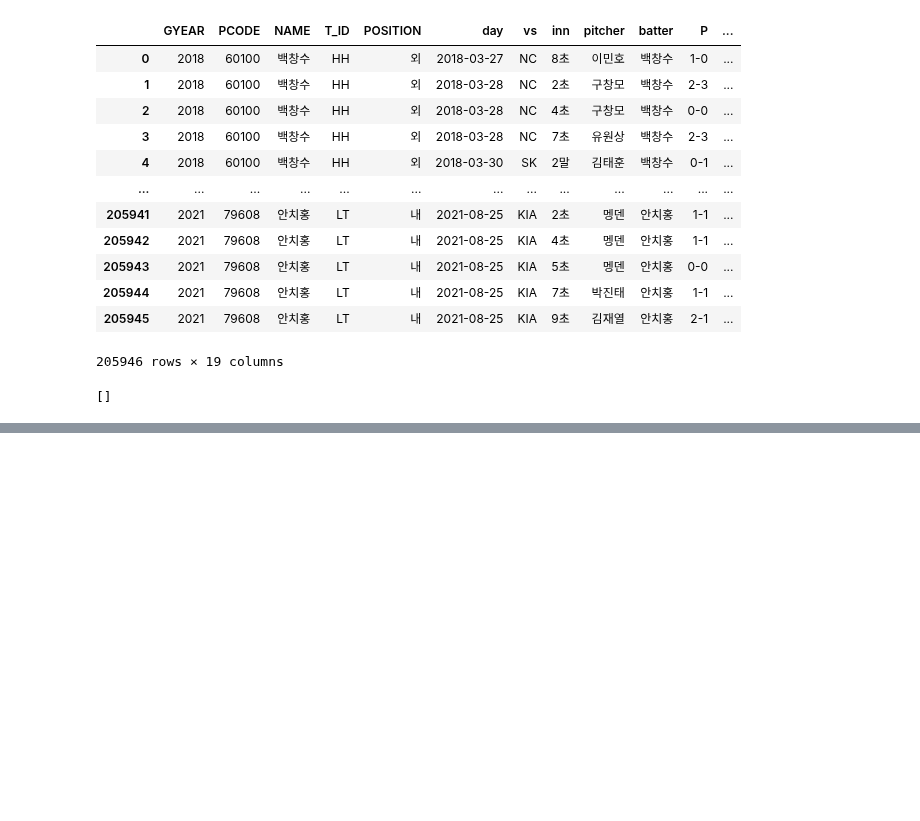
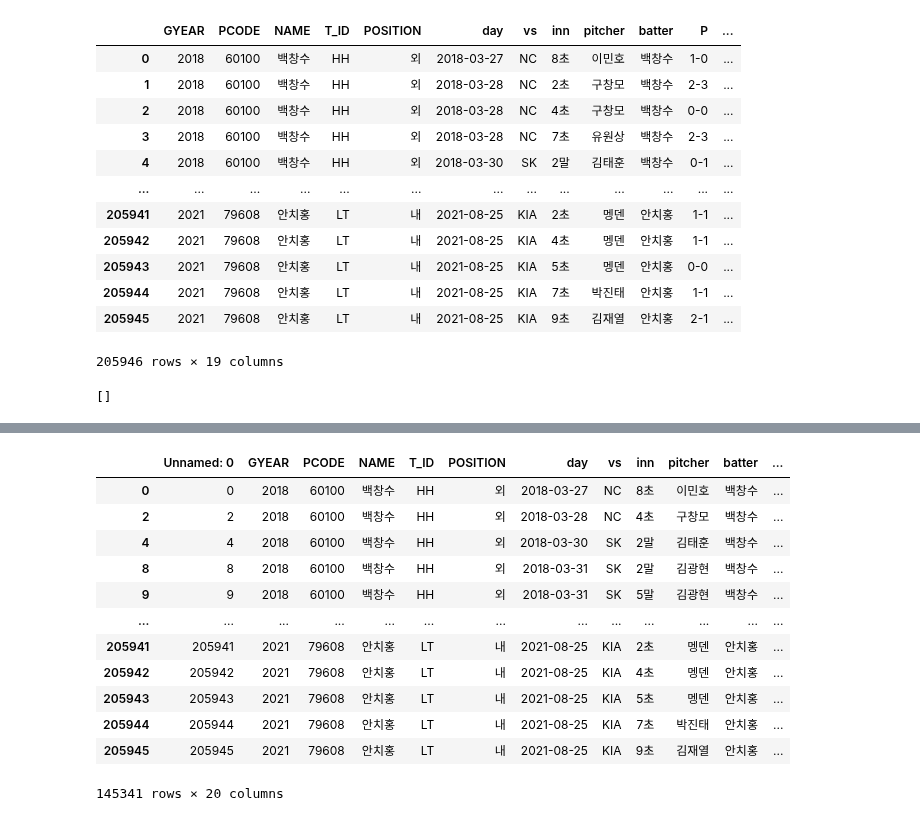
Before and after one commit to KimGriezmann/Bigcontest_2021, a Jupyter notebook: working_space_WhalepigJun/Statiz_Crawling.ipynb, the cells around one changed output, grey strips where cells are left out. Drawn from its saved outputs; the diff is of its cells as text; code cells hidden in the pictures; blank space fills up the shorter version.

```diff
--- a/working_space_WhalepigJun/Statiz_Crawling.ipynb
+++ b/working_space_WhalepigJun/Statiz_Crawling.ipynb
@@ -241,0 +260,7 @@ data.to_csv('/content/drive/MyDrive/crawling_data.csv')
+# %%
+crawling_data = pd.read_csv('/content/drive/MyDrive/crawling_data.csv')
+# %%
+cd_result = crawling_data['result'].apply(lambda x : x.split(':')[1].strip() if len(x.split(':'))==2 else x.strip())
+cd_result = cd_result.apply(lambda x : re.sub('1루수|2루수|3루수|유격수|포수|우익수|중견수|좌익수|투수', "", x).strip())
+crawling_data.loc[:,['result']] = cd_result
+crawling_data
@@ -241,0 +287,5 @@ data.to_csv('/content/drive/MyDrive/crawling_data.csv')
+# %%
+result_list = ['2루타','3루타','그라운드 홈런','내야안타','땅볼','뜬공','번트 땅볼','번트 아웃','번트 야수선택','번드 파울 뜬공','번트병살타','번트안타','병살타','삼중살','쓰리번트 아웃','안타','야수선택','야수선택(희번)','인필드 뜬공','직선타 아웃','파울 뜬공','홈런','희생번트','희생플라이']
+
+
+result_list
@@ -241,0 +347,16 @@ data.to_csv('/content/drive/MyDrive/crawling_data.csv')
+# %%
+crawling_data.loc[crawling_data['result'].apply(lambda x : x in result_list),:]
+# %% [output]
+|  | Unnamed: 0 | GYEAR | PCODE | NAME | T_ID | POSITION | day | vs | inn | pitcher | batter | ... |
+| 0 | 0 | 2018 | 60100 | 백창수 | HH | 외 | 2018-03-27 | NC | 8초 | 이민호 | 백창수 | ... |
+| 2 | 2 | 2018 | 60100 | 백창수 | HH | 외 | 2018-03-28 | NC | 4초 | 구창모 | 백창수 | ... |
+| 4 | 4 | 2018 | 60100 | 백창수 | HH | 외 | 2018-03-30 | SK | 2말 | 김태훈 | 백창수 | ... |
+| 8 | 8 | 2018 | 60100 | 백창수 | HH | 외 | 2018-03-31 | SK | 2말 | 김광현 | 백창수 | ... |
+| 9 | 9 | 2018 | 60100 | 백창수 | HH | 외 | 2018-03-31 | SK | 5말 | 김광현 | 백창수 | ... |
+| ... | ... | ... | ... | ... | ... | ... | ... | ... | ... | ... | ... | ... |
+| 205941 | 205941 | 2021 | 79608 | 안치홍 | LT | 내 | 2021-08-25 | KIA | 2초 | 멩덴 | 안치홍 | ... |
+| 205942 | 205942 | 2021 | 79608 | 안치홍 | LT | 내 | 2021-08-25 | KIA | 4초 | 멩덴 | 안치홍 | ... |
+| 205943 | 205943 | 2021 | 79608 | 안치홍 | LT | 내 | 2021-08-25 | KIA | 5초 | 멩덴 | 안치홍 | ... |
+| 205944 | 205944 | 2021 | 79608 | 안치홍 | LT | 내 | 2021-08-25 | KIA | 7초 | 박진태 | 안치홍 | ... |
+| 205945 | 205945 | 2021 | 79608 | 안치홍 | LT | 내 | 2021-08-25 | KIA | 9초 | 김재열 | 안치홍 | ... |
+145341 rows × 20 columns
```
Also changed, not shown: parts of 10 cells of this notebook.
